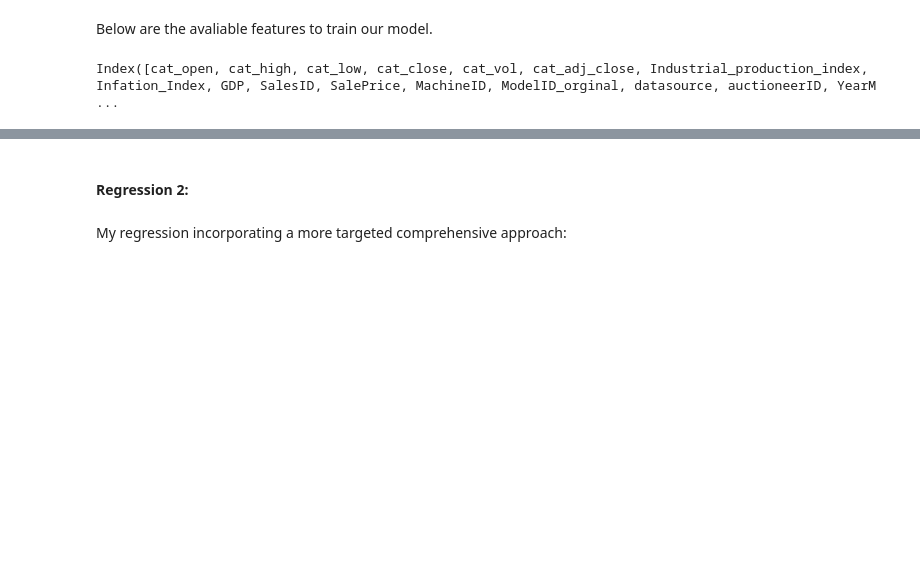
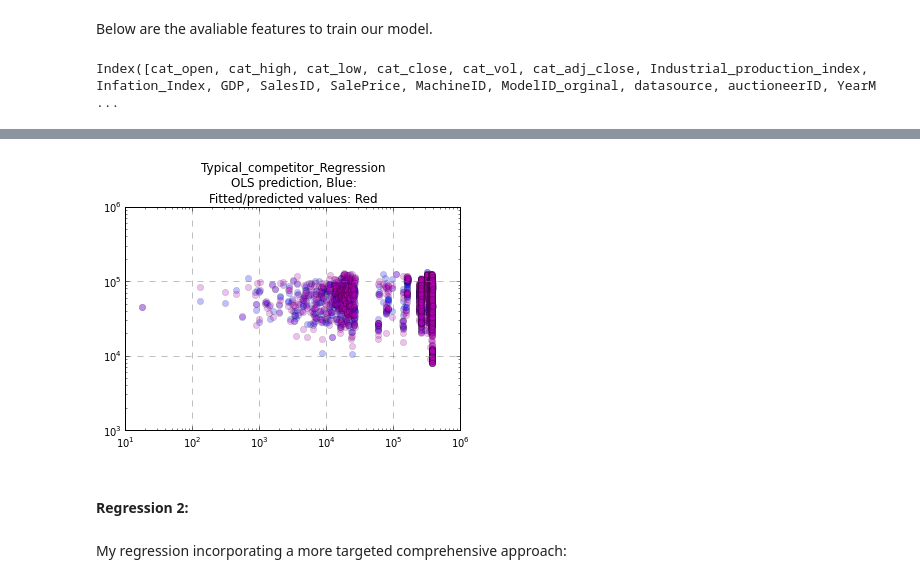
Before and after one commit to agconti/BlueBook, a Jupyter notebook: BlueBook.ipynb, the cells around one changed output, grey strips where cells are left out. Cells and saved outputs as stored; diff of their text form; code cells hidden in the pictures; blank space fills up the shorter version.

Commit message:
added plots to regressions, reformated headers

```diff
--- a/BlueBook.ipynb
+++ b/BlueBook.ipynb
@@ -241,27 +244,14 @@ OLS Regression Results
 | Prob(Omnibus): | 0.000 | Jarque-Bera (JB): | 180.872 |
 | Skew: | -0.463 | Prob(JB): | 5.30e-40 |
 | Kurtosis: | 4.521 | Cond. No. | nan |
-# %%
-nsample = 50
-sig = 0.25
-x1 = np.linspace(0, 20, nsample)
-X = np.c_[x1, np.sin(x1), (x1 - 5)**2, np.ones(nsample)]
-beta = [0.5, 0.5, -0.02, 5.]
-y_true = np.dot(X, beta)
-y = y_true + sig * np.random.normal(size=y.size)
-olsmod = sm.OLS(y, X)
-olsres = olsmod.fit()
-
-ypred = res1.predict(X)
-x1n = np.linspace(20.5, 25, 10)
-Xnew = np.c_[x1n, np.sin(x1n), (x1n - 5)**2, np.ones(10)]
-ynewpred = res1.predict(Xnew)  # predict out of sample
-print ypred
-
-plt.figure();
-plt.plot(x1, y, 'o', x1, y_true, 'b-');
-plt.plot(np.hstack((x1, x1n)), np.hstack((ypred, ynewpred)), 'r');
-plt.title('OLS prediction, blue: true and data, fitted/predicted values:red');
+# %%
+plt.figure();
+ypred = res1.predict(x)
+plt.loglog(x.index, np.exp(ypred), 'bo', x.index, np.exp(y), 'mo', alpha=.25);
+plt.grid(color='gray', linestyle='dashed')
+plt.title('Typical_competitor_Regression\nOLS prediction, Blue: \nFitted/predicted values: Red');
+# %% [output]
+[figure, added]
 # %% [markdown]
 #### Regression 2:
 # %% [markdown]
```
Also changed, not shown: parts of 13 cells of this notebook.
